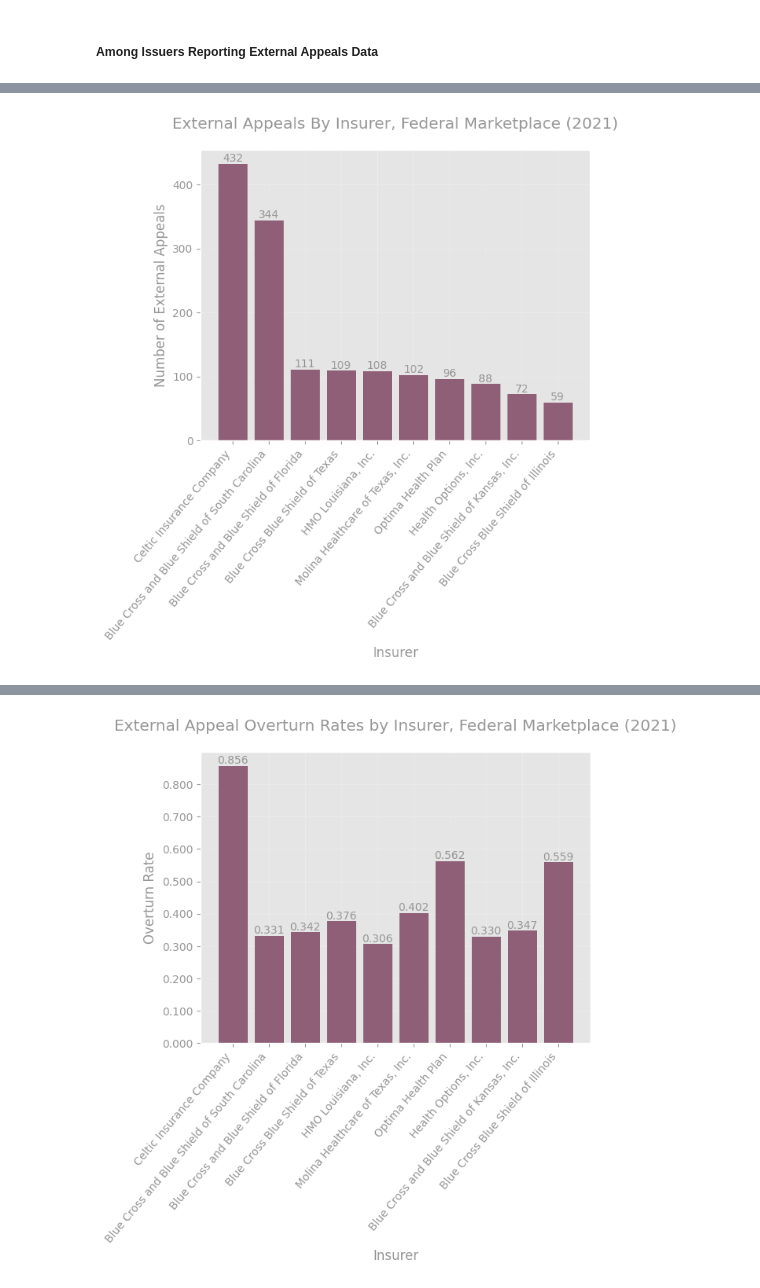
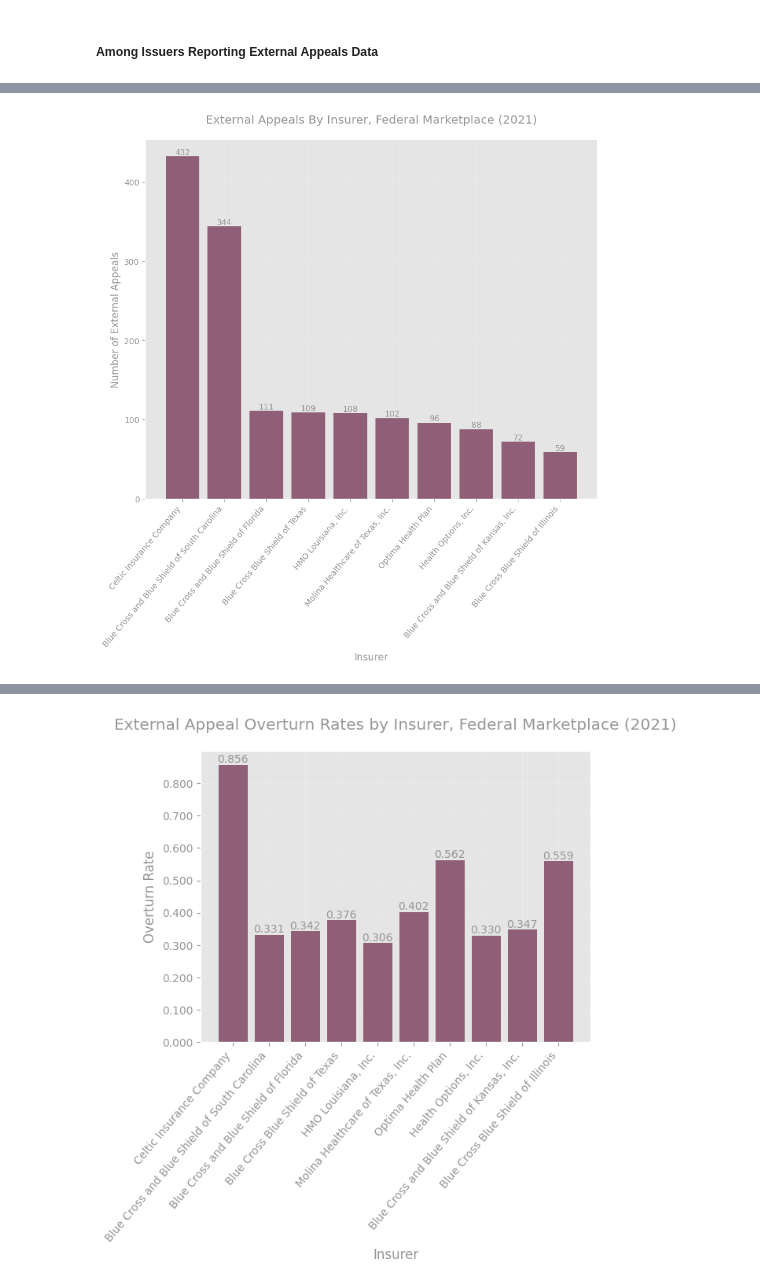
Before and after one commit to TPAFS/investigations, a Jupyter notebook: investigations/claims_denials/cms_puf.ipynb, the cells around one changed output, grey strips where cells are left out. Drawn from its saved outputs; the diff is of its cells as text; code cells hidden in the pictures.

Commit message:
Update CMS PUF plots

```diff
--- a/investigations/claims_denials/cms_puf.ipynb
+++ b/investigations/claims_denials/cms_puf.ipynb
@@ -1038,27 +1035,28 @@ plot_pie(
 # %%
 # External Appeal Breakdowns by issuer
 insurer_groups = issuer_external.sort_values(
     "Issuer_External_Appeals_Filed", ascending=False
 )
 # Breakdown Appeals by Insurer/Issuer
 title = "External Appeals By Insurer, Federal Marketplace (2021)"
 val_axis_label = "Number of External Appeals"
 cat_axis_label = "Insurer"
 bar_vals = insurer_groups["Issuer_External_Appeals_Filed"].values[:10]
 bar_names = insurer_groups["Issuer_Name"].values[:10]
 plot_bar(
     bar_names,
     bar_vals,
     title=title,
     val_axis_label=val_axis_label,
     cat_axis_label=cat_axis_label,
     save_path=os.path.join(OUTPUT_IMAGE_DIR, "external_appeals_top_insurers.png"),
     bar_label=True,
     int_vals=True,
     htick_rotation=50,
+    figsize=(10, 8),
 )
 # %% [output]
-[figure, old version]
+[figure, new version]
 # %%
 title = "External Appeal Rates by Insurer, Federal Marketplace (2021)"
 val_axis_label = "External Appeal Rate"
```
Also changed, not shown: parts of 15 cells of this notebook.
